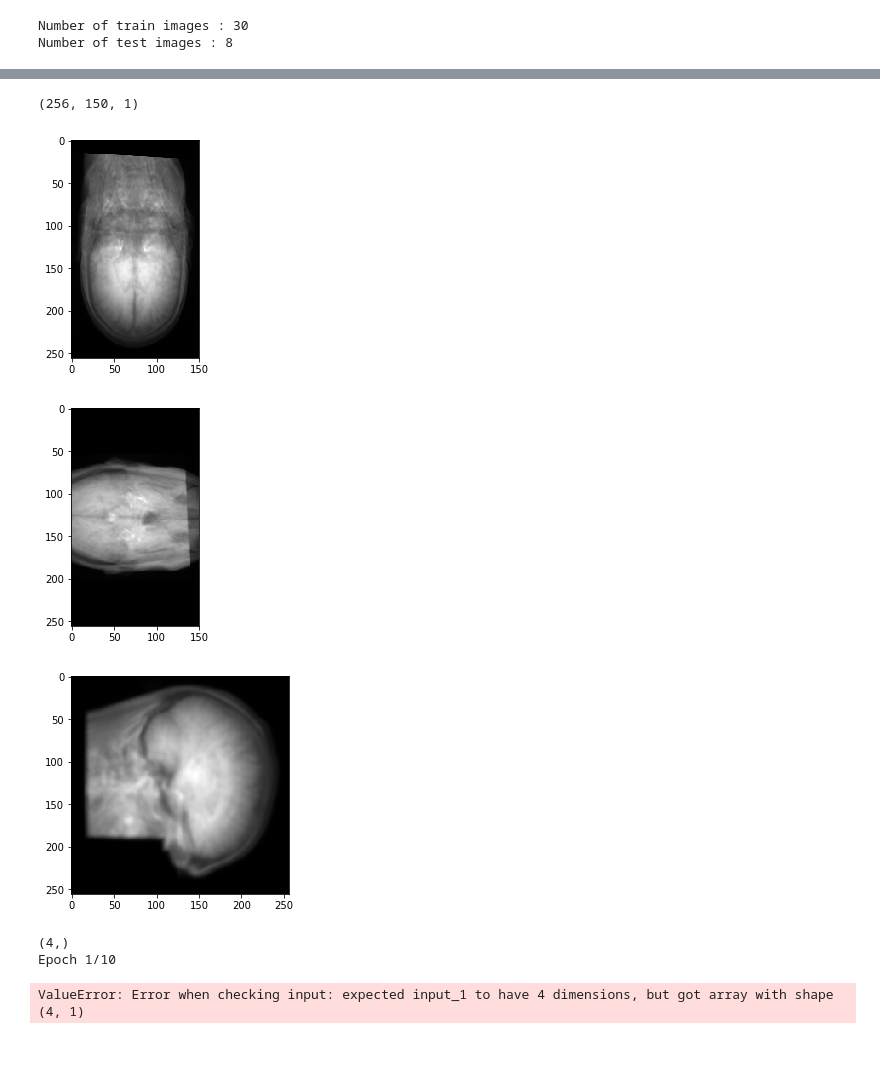
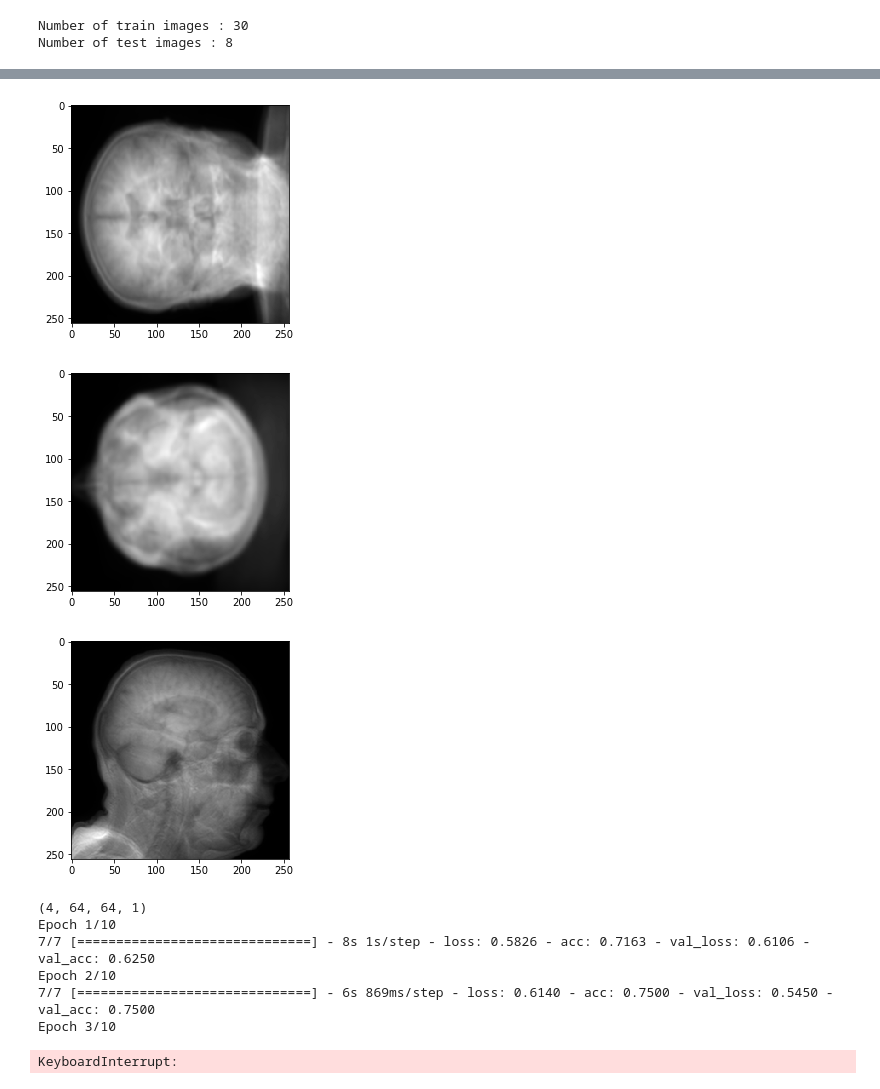
Before and after one commit to wazeerzulfikar/mri-deface-detector, a Jupyter notebook: detector.ipynb, the cells around one changed output, grey strips where cells are left out. Drawn from its saved outputs; the diff is of its cells as text; code cells hidden in the pictures; blank space fills up the shorter version.

Commit message:
Fixed shape input to model

```diff
--- a/detector.ipynb
+++ b/detector.ipynb
@@ -9,8 +9,8 @@ import matplotlib.pyplot as plt
 import random
 # %%
 def read_mri_image(filename):
-    img = nib.load(filename)
-    return img.get_data()
+    img = nib.load(filename).get_data()
+    return img
 # %%
 image_files = []
 
@@ -139,23 +140,29 @@ def augment(images):
 
     return aug_images
 # %%
-def batch_read(image_files):
+def batch_read(image_files, target_size=None):
 
-    dim_0 = np.empty(len(image_files),dtype=object)
-    dim_1 = np.empty(len(image_files),dtype=object)
-    dim_2 = np.empty(len(image_files),dtype=object)
+    dim_0 = list()
+    dim_1 = list()
+    dim_2 = list()
 
     batch_y = list()
 
-    for e,img_f in enumerate(image_files):
+    for img_f in image_files:
 
         img = read_mri_image(img_f)
         m0 = np.mean(img,axis=0)
         m1 = np.mean(img,axis=1)
         m2 = np.mean(img,axis=2)
-        dim_0[e] = m0
-        dim_1[e] = m1
-        dim_2[e] = m2
+
+        if target_size:
+            m0 = cv2.resize(m0,target_size[::-1])
+            m1 = cv2.resize(m1,target_size[::-1])
+            m2 = cv2.resize(m2,target_size[::-1])
+
+        dim_0.append(m0)
+        dim_1.append(m1)
+        dim_2.append(m2)
 
         if 'deface' in img_f:
             batch_y.append(1)
@@ -166,16 +173,15 @@ def batch_read(image_files):
     dim_1 = augment(dim_1)
     dim_2 = augment(dim_2)
 
-#     dim_0 = np.expand_dims(dim_0,axis=3)
-#     dim_1 = np.expand_dims(dim_1,axis=3)
-#     dim_2 = np.expand_dims(dim_2,axis=3)
-#     dim_0 = dim_0.reshape((batch_size,256,150,1))
-#     dim_1 = dim_1.reshape((batch_size,256,150,1))
-#     dim_2 = dim_2.reshape((batch_size,256,256,1))
+    dim_0 = np.expand_dims(dim_0,axis=3)
+    dim_1 = np.expand_dims(dim_1,axis=3)
+    dim_2 = np.expand_dims(dim_2,axis=3)
 
     return ([dim_0, dim_1, dim_2], np.array(batch_y))
 # %%
 def generator(image_files, batch_size):
+
+    sizes = [(64,64),(128,128),(256,256)]
 
     while True:
 
@@ -184,27 +190,27 @@ def generator(image_files, batch_size):
         for i in range(0, len(image_files), batch_size):
             batch_image_files = image_files[i:i+batch_size]
 
-            batch_x, batch_y = batch_read(batch_image_files)
+            batch_x, batch_y = batch_read(batch_image_files, target_size=random.choice(sizes))
 
             yield (batch_x,batch_y)
 # %%
 # To check generator
-g = generator(train_files, 4)
+
+g = generator(image_files, 16)
 batch_x, batch_y = next(g)
-print(batch_x[1][2].shape)
+
 plt.imshow(np.squeeze(batch_x[0][0]), 'gray')
 plt.show()
 
 plt.imshow(np.squeeze(batch_x[1][0]), 'gray')
 plt.show()
 
 plt.imshow(np.squeeze(batch_x[2][0]), 'gray')
 plt.show()
 # %% [output]
-(256, 150, 1)
-[figure, old version]
+[figure, new version]
-[figure, old version]
+[figure, new version]
-[figure, old version]
+[figure, new version]
 # %%
 os.makedirs('models',exist_ok=True)
 # %%
@@ -214,7 +220,7 @@ batch_size = 4
 
 train_gen = generator(train_files, batch_size)
 val_gen = generator(val_files, batch_size)
-print(next(train_gen)[0][0].shape)
+
 checkpoint = ModelCheckpoint(filepath='models/model_best.h5', save_best_only=True, monitor='val_loss',
                              save_weights_only=False)
 
@@ -222,9 +228,13 @@ model.fit_generator(train_gen, steps_per_epoch=len(train_files)//batch_size,
                     validation_data=val_gen, validation_steps=len(val_files)//batch_size,
                     epochs=10, callbacks=[checkpoint])
 # %% [output]
-(4,)
+(4, 64, 64, 1)
 Epoch 1/10
+7/7 [==============================] - 8s 1s/step - loss: 0.5826 - acc: 0.7163 - val_loss: 0.6106 - val_acc: 0.6250
+Epoch 2/10
+7/7 [==============================] - 6s 869ms/step - loss: 0.6140 - acc: 0.7500 - val_loss: 0.5450 - val_acc: 0.7500
+Epoch 3/10
-ValueError: Error when checking input: expected input_1 to have 4 dimensions, but got array with shape (4, 1)
+KeyboardInterrupt:
 # %%
 model.save('models/final_model.h5')
 # %%
```
Also changed, not shown: parts of 4 cells of this notebook, 1 other file.
